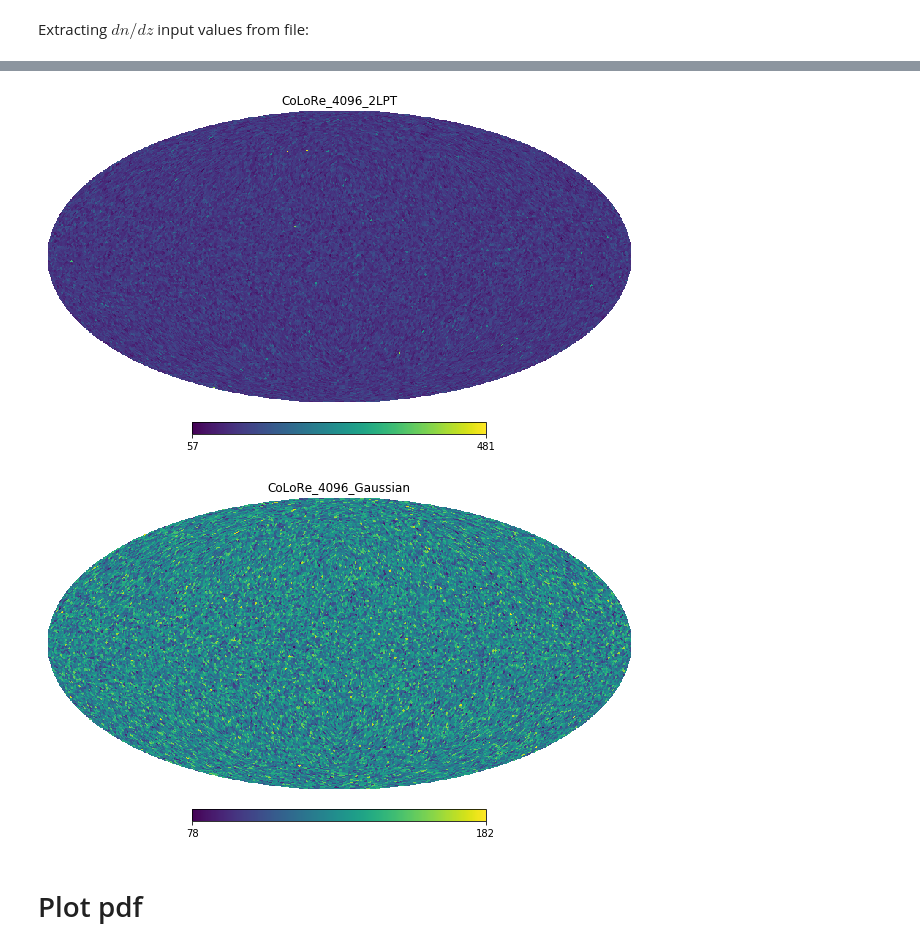
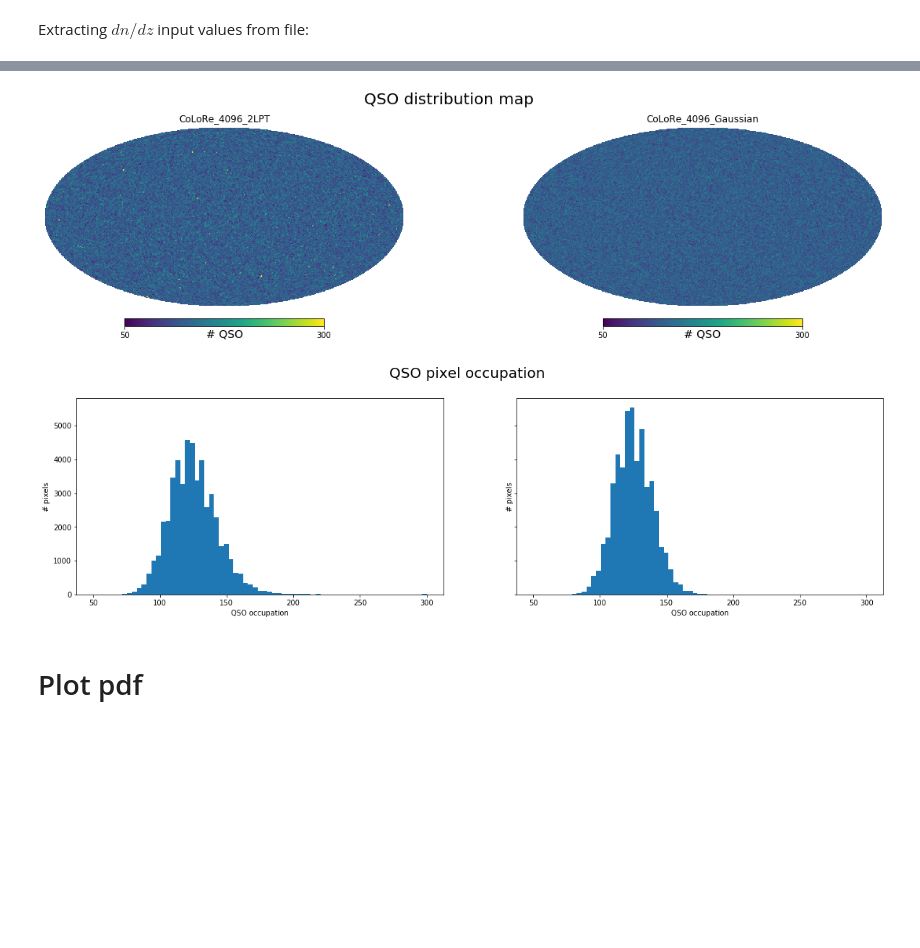
Before and after one commit to cramirezpe/LyaPlotter, a Jupyter notebook: Examples/Compare_CoLoRe_sims.ipynb, the cells around one changed output, grey strips where cells are left out. Drawn from its saved outputs; the diff is of its cells as text; code cells hidden in the pictures; blank space fills up the shorter version.

Commit message:
New plots colore

```diff
--- a/Examples/Compare_CoLoRe_sims.ipynb
+++ b/Examples/Compare_CoLoRe_sims.ipynb
@@ -30,20 +32,22 @@ c_file_2 = x2.get_Sources(ifiles=list(range(64)), lr_max=1200.,downsampling=0.5)
 Extracting $dn/dz$ input values from file:
 # %%
 th_z, th_n = np.loadtxt('../Data/CoLoRe/Nz_qso_130618_2_colore1_hZs.txt', unpack=True)
-area = np.trapz(th_n,th_z)
+full_sky_deg = 4/np.pi*180**2
 # %%
 fig1, ax_array = plt.subplots(1,2, sharex=False, sharey=True, figsize=(20,5))
 ax1, ax2 = ax_array
 
 bins = np.linspace(0,5,100)
-_1 = c_file_1.plot_dist(ax=ax1, bins=bins, density=True, label='Output value')
-_2 = c_file_2.plot_dist(ax=ax2, bins=bins, density=True, label='Output value')
+width= bins[3]-bins[2]
+_1 = c_file_1.plot_dist(ax=ax1, bins=bins, density=False, label='Output value')
+_2 = c_file_2.plot_dist(ax=ax2, bins=bins, density=False, label='Output value')
 for ax in ax1,ax2:
-    ax.plot(th_z,th_n/area, color='k', label='Input value')
-    ax.set_ylabel('$n$ QSOs (normalized)')
+    ax.plot(th_z,th_n*full_sky_deg*width*0.5, color='k', label='Input value')
+    ax.set_ylabel('# QSOs')
     ax.legend()
 ax1.set_title(x1.__name__)
 ax2.set_title(x2.__name__)
 plt.suptitle('QSO distribution', fontsize=20, y=1)
+plt.savefig('fig.png')
 plt.show()
 # %% [output]
@@ -62,16 +55,53 @@ plt.show()
 # %%
-for file in [c_file_1, c_file_2]:
+fig, ax_array = plt.subplots(1,2, figsize=(20,5))
+ax1, ax2 = ax_array
+
+min_count = 50
+max_count = 300
+bins = np.linspace(min_count, max_count, 70)
+
+for file, ax in zip([c_file_1, c_file_2], [ax1,ax2]):
     nside = 64
     npix = hp.nside2npix(nside)
     pix = hp.ang2pix(nside,
-                     np.radians(90-file.DEC),
-                     np.radians(file.RA))
+                    np.radians(90-file.DEC),
+                    np.radians(file.RA))
     n = np.bincount(pix, minlength=npix)
+    n[n>max_count] = max_count
 
-    hp.mollview(n, title=file.sim.__name__)
+    plt.axes(ax)
+    hp.mollview(n, title=file.sim.__name__, min=50, max=max_count, hold=True, unit='# QSO')
+plt.suptitle('QSO distribution map', fontsize=20, y=1)
+plt.savefig('fig.png')
+plt.show()
 # %% [output]
-[figure, old version]
+[figure, new version]
-[figure, removed]
+# %%
+fig, ax_array = plt.subplots(1,2, sharex=True, sharey=True,figsize=(20,5))
+ax1, ax2 = ax_array
+
+min_count = 50
+max_count = 300
+bins = np.linspace(min_count, max_count, 70)
+
+for file, ax in zip([c_file_1, c_file_2], [ax1,ax2]):
+    nside = 64
+    npix = hp.nside2npix(nside)
+    pix = hp.ang2pix(nside,
+                    np.radians(90-file.DEC),
+                    np.radians(file.RA))
+    n = np.bincount(pix, minlength=npix)
+    n[n>max_count] = max_count
+
+    plt.axes(ax)
+    ax.hist(n, density=False, bins=bins, histtype='bar')
+    ax.set_ylabel('# pixels')
+    ax.set_xlabel('QSO occupation')
+plt.suptitle('QSO pixel occupation', fontsize=20, y=1)
+plt.savefig('fig.png')
+plt.show()
+# %% [output]
+[figure, added]
 # %% [markdown]
 # Plot pdf
 # %% [markdown]
```
Also changed, not shown: parts of 5 cells of this notebook.
